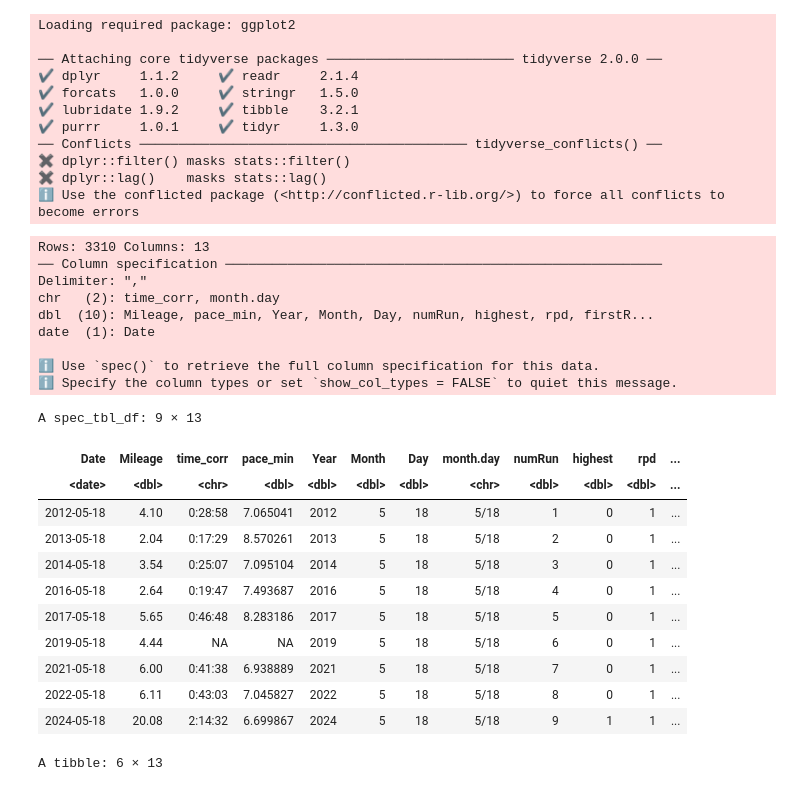
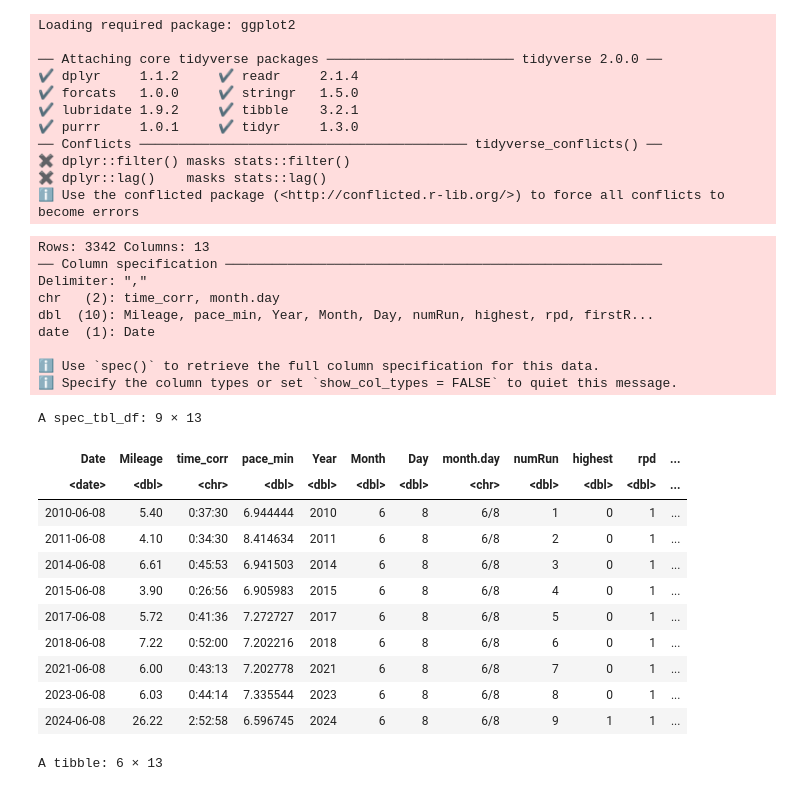
Before and after one commit to adolwick/biof309project, a Jupyter notebook: runs_per_date.ipynb, the cells around one changed output. Cells and saved outputs as stored; diff of their text form; code cells hidden in the pictures.

```diff
--- a/runs_per_date.ipynb
+++ b/runs_per_date.ipynb
@@ -18,29 +18,29 @@ Loading required package: ggplot2
 # %%
 df = read_csv("rpd.csv")
 #head(df)
-df %>% filter(month.day=="5/18")
+df %>% filter(month.day=="6/8")
 # %% [output]
-Rows: 3310 Columns: 13
+Rows: 3342 Columns: 13
 ── Column specification ────────────────────────────────────────────────────────
 Delimiter: ","
 chr   (2): time_corr, month.day
 dbl  (10): Mileage, pace_min, Year, Month, Day, numRun, highest, rpd, firstR...
 date  (1): Date
 
 ℹ Use `spec()` to retrieve the full column specification for this data.
 ℹ Specify the column types or set `show_col_types = FALSE` to quiet this message.
 A spec_tbl_df: 9 × 13
 | Date | Mileage | time_corr | pace_min | Year | Month | Day | month.day | numRun | highest | rpd | ... |
 | <date> | <dbl> | <chr> | <dbl> | <dbl> | <dbl> | <dbl> | <chr> | <dbl> | <dbl> | <dbl> | ... |
-| 2012-05-18 | 4.10 | 0:28:58 | 7.065041 | 2012 | 5 | 18 | 5/18 | 1 | 0 | 1 | ... |
-| 2013-05-18 | 2.04 | 0:17:29 | 8.570261 | 2013 | 5 | 18 | 5/18 | 2 | 0 | 1 | ... |
-| 2014-05-18 | 3.54 | 0:25:07 | 7.095104 | 2014 | 5 | 18 | 5/18 | 3 | 0 | 1 | ... |
-| 2016-05-18 | 2.64 | 0:19:47 | 7.493687 | 2016 | 5 | 18 | 5/18 | 4 | 0 | 1 | ... |
-| 2017-05-18 | 5.65 | 0:46:48 | 8.283186 | 2017 | 5 | 18 | 5/18 | 5 | 0 | 1 | ... |
-| 2019-05-18 | 4.44 | NA | NA | 2019 | 5 | 18 | 5/18 | 6 | 0 | 1 | ... |
-| 2021-05-18 | 6.00 | 0:41:38 | 6.938889 | 2021 | 5 | 18 | 5/18 | 7 | 0 | 1 | ... |
-| 2022-05-18 | 6.11 | 0:43:03 | 7.045827 | 2022 | 5 | 18 | 5/18 | 8 | 0 | 1 | ... |
-| 2024-05-18 | 20.08 | 2:14:32 | 6.699867 | 2024 | 5 | 18 | 5/18 | 9 | 1 | 1 | ... |
+| 2010-06-08 | 5.40 | 0:37:30 | 6.944444 | 2010 | 6 | 8 | 6/8 | 1 | 0 | 1 | ... |
+| 2011-06-08 | 4.10 | 0:34:30 | 8.414634 | 2011 | 6 | 8 | 6/8 | 2 | 0 | 1 | ... |
+| 2014-06-08 | 6.61 | 0:45:53 | 6.941503 | 2014 | 6 | 8 | 6/8 | 3 | 0 | 1 | ... |
+| 2015-06-08 | 3.90 | 0:26:56 | 6.905983 | 2015 | 6 | 8 | 6/8 | 4 | 0 | 1 | ... |
+| 2017-06-08 | 5.72 | 0:41:36 | 7.272727 | 2017 | 6 | 8 | 6/8 | 5 | 0 | 1 | ... |
+| 2018-06-08 | 7.22 | 0:52:00 | 7.202216 | 2018 | 6 | 8 | 6/8 | 6 | 0 | 1 | ... |
+| 2021-06-08 | 6.00 | 0:43:13 | 7.202778 | 2021 | 6 | 8 | 6/8 | 7 | 0 | 1 | ... |
+| 2023-06-08 | 6.03 | 0:44:14 | 7.335544 | 2023 | 6 | 8 | 6/8 | 8 | 0 | 1 | ... |
+| 2024-06-08 | 26.22 | 2:52:58 | 6.596745 | 2024 | 6 | 8 | 6/8 | 9 | 1 | 1 | ... |
 # %%
 dfh = df %>%
     filter(highest==1)
```
Also changed, not shown: parts of 27 cells of this notebook.
